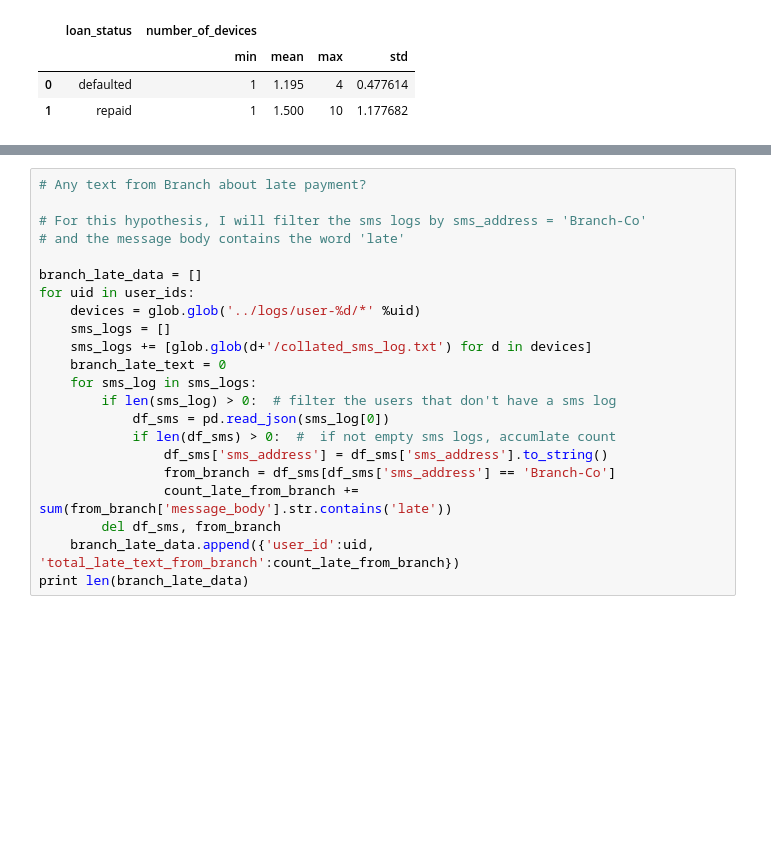
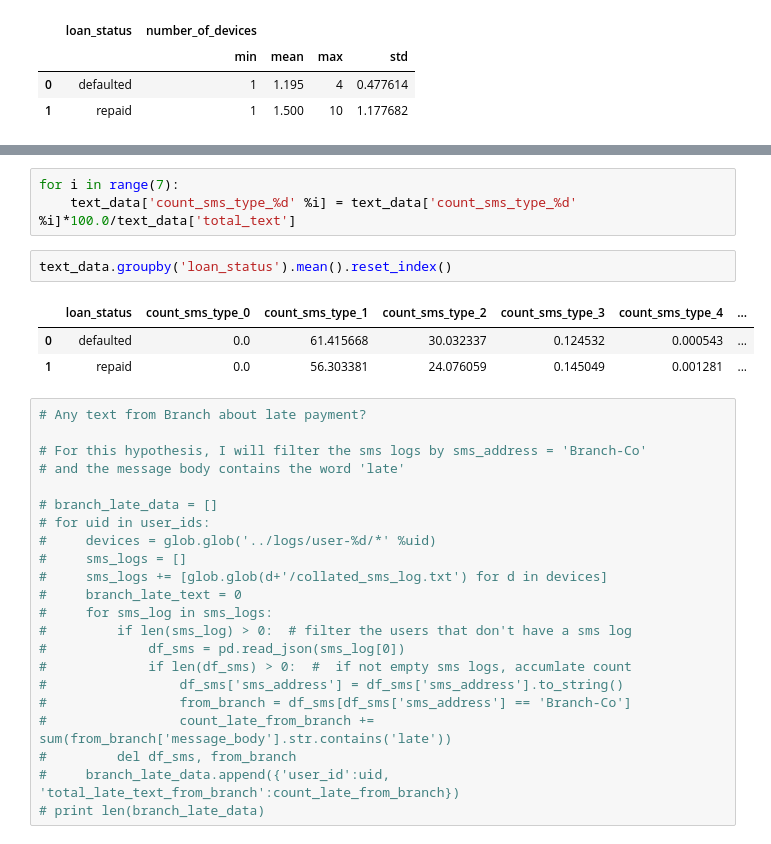
Before and after one commit to matthewmok/branch, a Jupyter notebook: 2_generating_hypothesis_and_checking_with_data.ipynb, the cells around one changed output, grey strips where cells are left out. Drawn from its saved outputs; the diff is of its cells as text; blank space fills up the shorter version.

```diff
--- a/2_generating_hypothesis_and_checking_with_data.ipynb
+++ b/2_generating_hypothesis_and_checking_with_data.ipynb
@@ -408,22 +465,31 @@ grouped_devices
+# %%
+for i in range(7):
+    text_data['count_sms_type_%d' %i] = text_data['count_sms_type_%d' %i]*100.0/text_data['total_text']
+# %%
+text_data.groupby('loan_status').mean().reset_index()
+# %% [output]
+|  | loan_status | count_sms_type_0 | count_sms_type_1 | count_sms_type_2 | count_sms_type_3 | count_sms_type_4 | ... |
+| 0 | defaulted | 0.0 | 61.415668 | 30.032337 | 0.124532 | 0.000543 | ... |
+| 1 | repaid | 0.0 | 56.303381 | 24.076059 | 0.145049 | 0.001281 | ... |
 # %%
 # Any text from Branch about late payment?
 
 # For this hypothesis, I will filter the sms logs by sms_address = 'Branch-Co'
 # and the message body contains the word 'late'
 
-branch_late_data = []
-for uid in user_ids:
-    devices = glob.glob('../logs/user-%d/*' %uid)
-    sms_logs = []
-    sms_logs += [glob.glob(d+'/collated_sms_log.txt') for d in devices]
-    branch_late_text = 0
-    for sms_log in sms_logs:
-        if len(sms_log) > 0:  # filter the users that don't have a sms log
-            df_sms = pd.read_json(sms_log[0])
-            if len(df_sms) > 0:  #  if not empty sms logs, accumlate count
-                df_sms['sms_address'] = df_sms['sms_address'].to_string()
-                from_branch = df_sms[df_sms['sms_address'] == 'Branch-Co']
-                count_late_from_branch += sum(from_branch['message_body'].str.contains('late'))
-        del df_sms, from_branch
-    branch_late_data.append({'user_id':uid, 'total_late_text_from_branch':count_late_from_branch})
-print len(branch_late_data)
+# branch_late_data = []
+# for uid in user_ids:
+#     devices = glob.glob('../logs/user-%d/*' %uid)
+#     sms_logs = []
+#     sms_logs += [glob.glob(d+'/collated_sms_log.txt') for d in devices]
+#     branch_late_text = 0
+#     for sms_log in sms_logs:
+#         if len(sms_log) > 0:  # filter the users that don't have a sms log
+#             df_sms = pd.read_json(sms_log[0])
+#             if len(df_sms) > 0:  #  if not empty sms logs, accumlate count
+#                 df_sms['sms_address'] = df_sms['sms_address'].to_string()
+#                 from_branch = df_sms[df_sms['sms_address'] == 'Branch-Co']
+#                 count_late_from_branch += sum(from_branch['message_body'].str.contains('late'))
+#         del df_sms, from_branch
+#     branch_late_data.append({'user_id':uid, 'total_late_text_from_branch':count_late_from_branch})
+# print len(branch_late_data)
```
Also changed, not shown: parts of 14 cells of this notebook, 1 other file.
